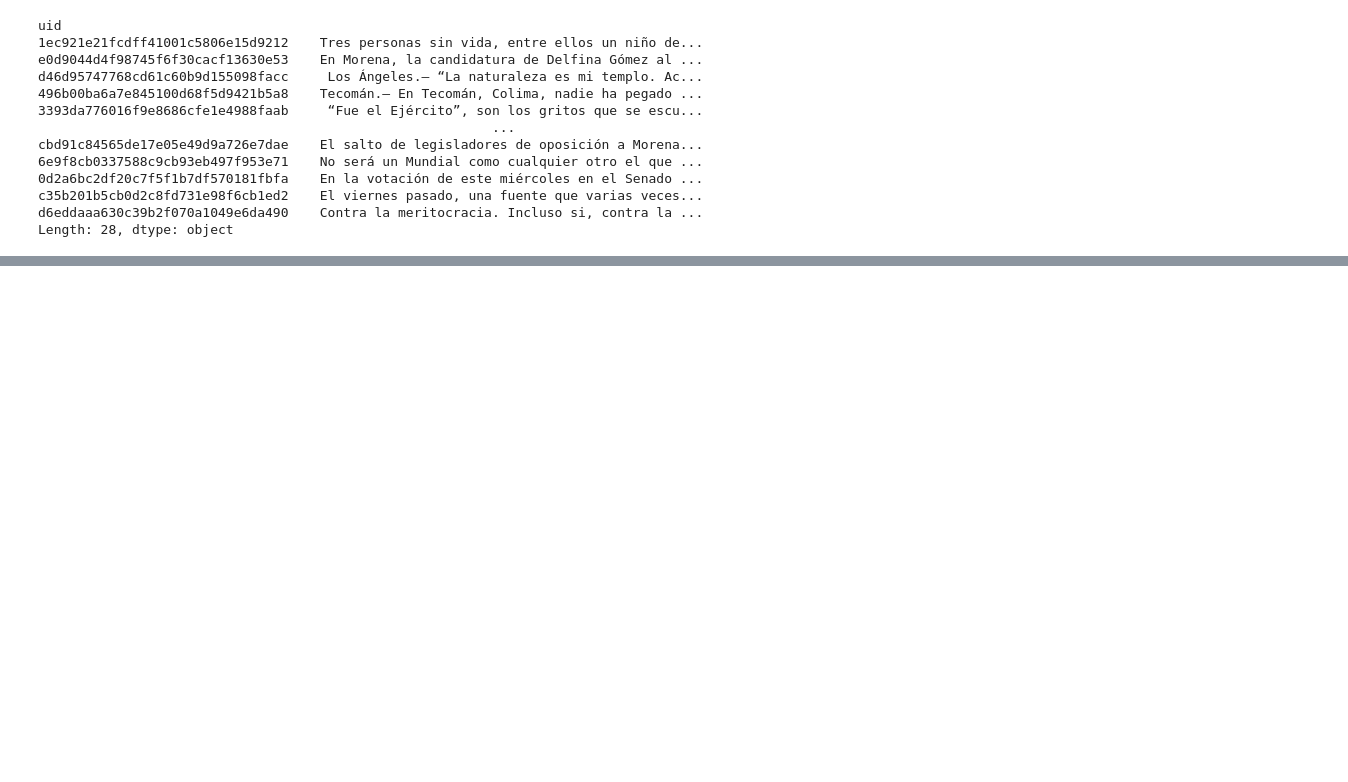
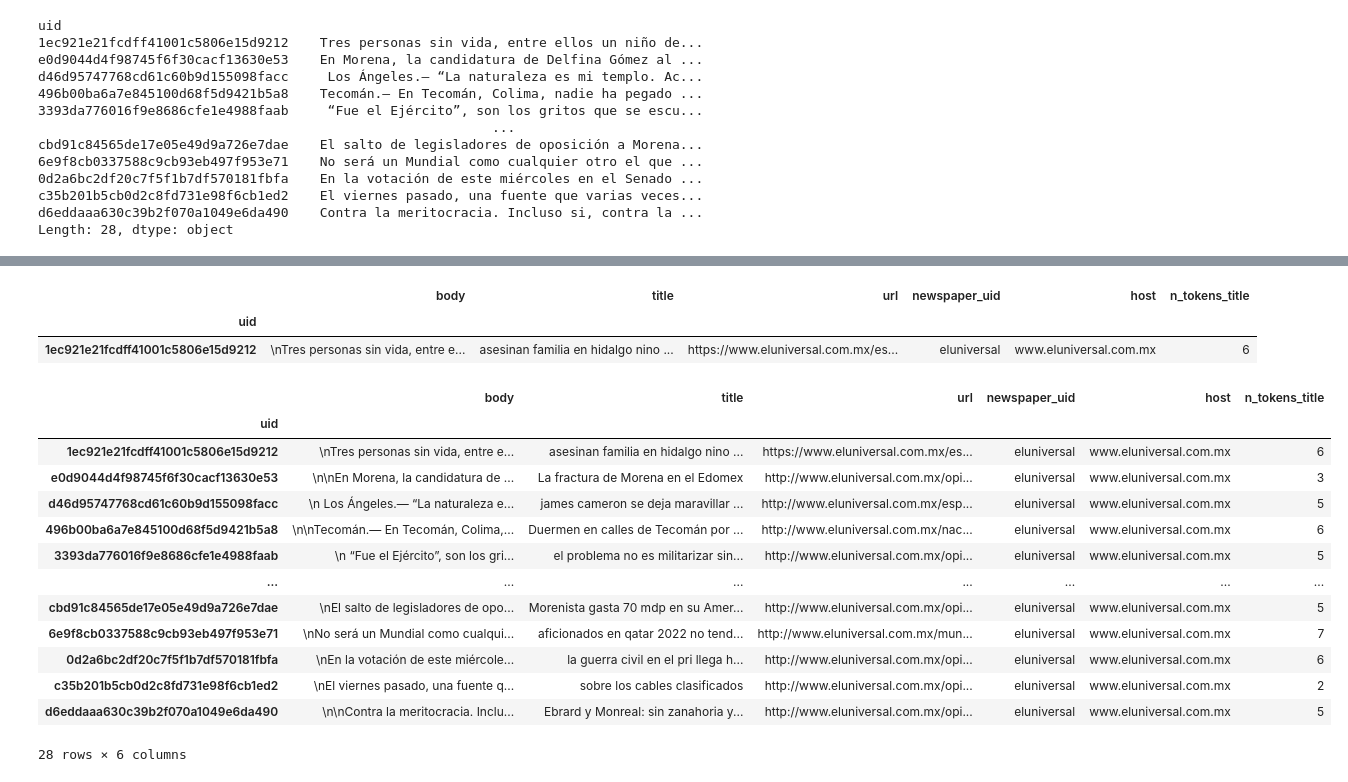
Before and after one commit to PaulMilMor/web-scrapper-data-eng-course, a Jupyter notebook: pandas/series.ipynb, the cells around one changed output, grey strips where cells are left out. Cells and saved outputs as stored; diff of their text form; code cells hidden in the pictures; blank space fills up the shorter version.

```diff
--- a/pandas/series.ipynb
+++ b/pandas/series.ipynb
@@ -273,0 +293,26 @@ el_universal
+# %%
+el_universal[el_universal['title'] == 'asesinan familia en hidalgo nino de 5 anos entre las victimas']
+# %% [output]
+|  | body | title | url | newspaper_uid | host | n_tokens_title |
+| uid |  |  |  |  |  |  |
+| 1ec921e21fcdff41001c5806e15d9212 | \nTres personas sin vida, entre e... | asesinan familia en hidalgo nino ... | https://www.eluniversal.com.mx/es... | eluniversal | www.eluniversal.com.mx | 6 |
+# %%
+el_universal.drop_duplicates(subset=['title'], keep='first', inplace=True)
+# %%
+# Tabla final
+el_universal
+# %% [output]
+|  | body | title | url | newspaper_uid | host | n_tokens_title |
+| uid |  |  |  |  |  |  |
+| 1ec921e21fcdff41001c5806e15d9212 | \nTres personas sin vida, entre e... | asesinan familia en hidalgo nino ... | https://www.eluniversal.com.mx/es... | eluniversal | www.eluniversal.com.mx | 6 |
+| e0d9044d4f98745f6f30cacf13630e53 | \n\nEn Morena, la candidatura de ... | La fractura de Morena en el Edomex | http://www.eluniversal.com.mx/opi... | eluniversal | www.eluniversal.com.mx | 3 |
+| d46d95747768cd61c60b9d155098facc | \n Los Ángeles.— “La naturaleza e... | james cameron se deja maravillar ... | http://www.eluniversal.com.mx/esp... | eluniversal | www.eluniversal.com.mx | 5 |
+| 496b00ba6a7e845100d68f5d9421b5a8 | \n\nTecomán.— En Tecomán, Colima,... | Duermen en calles de Tecomán por ... | http://www.eluniversal.com.mx/nac... | eluniversal | www.eluniversal.com.mx | 6 |
+| 3393da776016f9e8686cfe1e4988faab | \n “Fue el Ejército”, son los gri... | el problema no es militarizar sin... | http://www.eluniversal.com.mx/opi... | eluniversal | www.eluniversal.com.mx | 5 |
+| ... | ... | ... | ... | ... | ... | ... |
+| cbd91c84565de17e05e49d9a726e7dae | \nEl salto de legisladores de opo... | Morenista gasta 70 mdp en su Amer... | http://www.eluniversal.com.mx/opi... | eluniversal | www.eluniversal.com.mx | 5 |
+| 6e9f8cb0337588c9cb93eb497f953e71 | \nNo será un Mundial como cualqui... | aficionados en qatar 2022 no tend... | http://www.eluniversal.com.mx/mun... | eluniversal | www.eluniversal.com.mx | 7 |
+| 0d2a6bc2df20c7f5f1b7df570181fbfa | \nEn la votación de este miércole... | la guerra civil en el pri llega h... | http://www.eluniversal.com.mx/opi... | eluniversal | www.eluniversal.com.mx | 6 |
+| c35b201b5cb0d2c8fd731e98f6cb1ed2 | \nEl viernes pasado, una fuente q... | sobre los cables clasificados | http://www.eluniversal.com.mx/opi... | eluniversal | www.eluniversal.com.mx | 2 |
+| d6eddaaa630c39b2f070a1049e6da490 | \n\nContra la meritocracia. Inclu... | Ebrard y Monreal: sin zanahoria y... | http://www.eluniversal.com.mx/opi... | eluniversal | www.eluniversal.com.mx | 5 |
+28 rows × 6 columns
```
Also changed, not shown: parts of 4 cells of this notebook, 2 other files.
